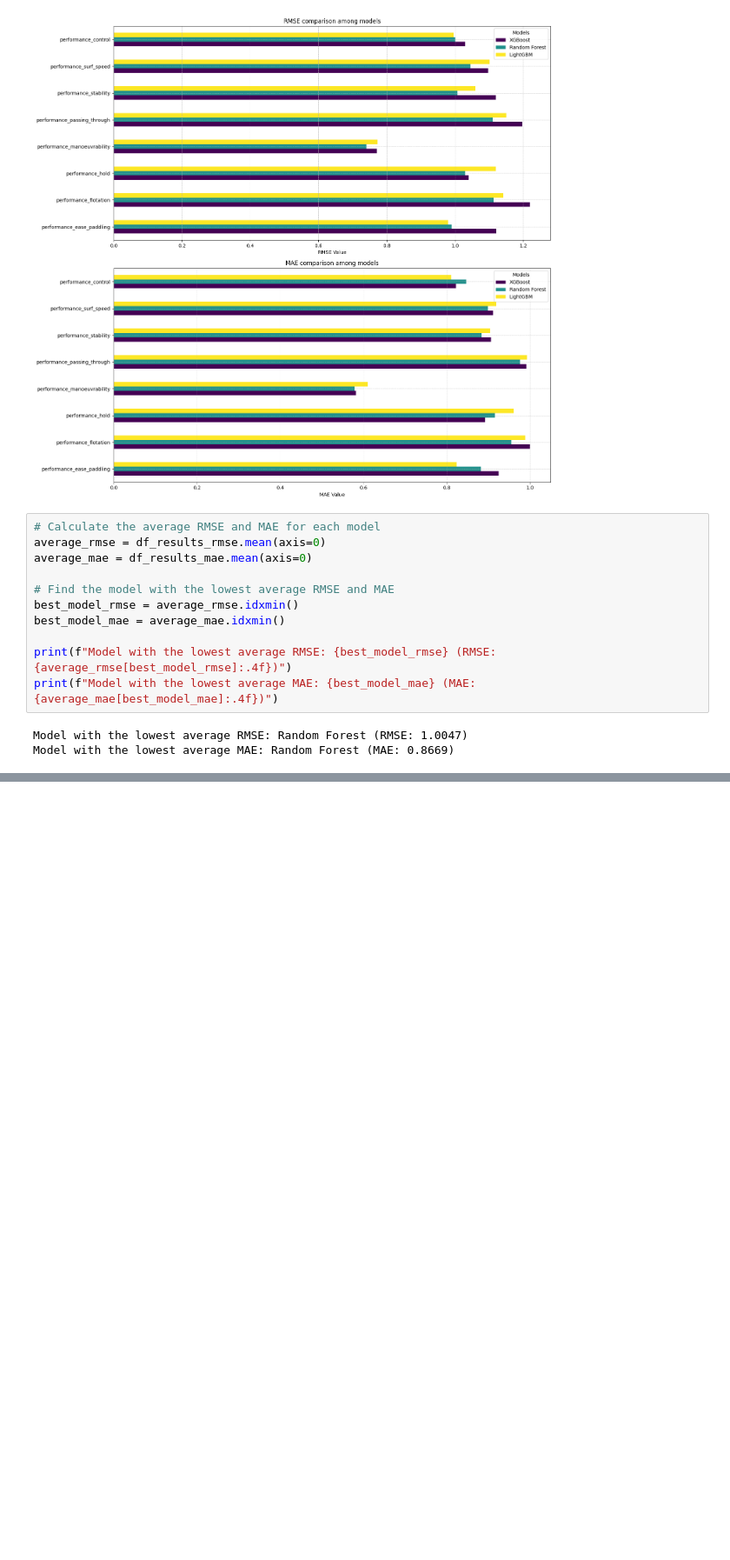
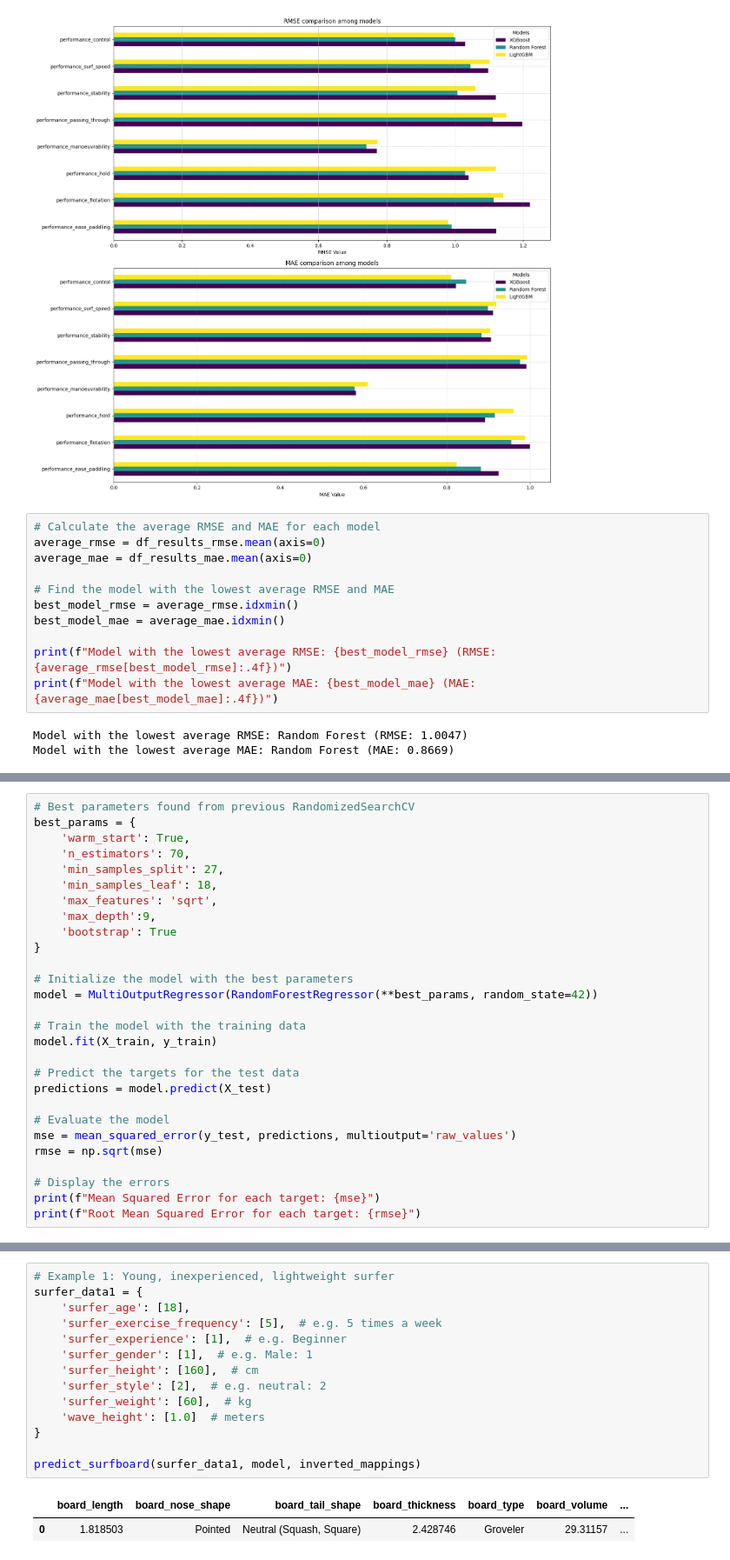
Before and after one commit to eliaszpiotr/surf_boards, a Jupyter notebook: surf_boards.ipynb, the cells around one changed output, grey strips where cells are left out. Shown at 87% size. Cells and saved outputs as stored; diff of their text form; blank space fills up the shorter version.

```diff
--- a/surf_boards.ipynb
+++ b/surf_boards.ipynb
@@ -481,0 +564,28 @@ Selected features based on RFE: ['board_how_many', 'board_length', 'board_tail_s
+# %%
+# Best parameters found from previous RandomizedSearchCV
+best_params = {
+    'warm_start': True,
+    'n_estimators': 70,
+    'min_samples_split': 27,
+    'min_samples_leaf': 18,
+    'max_features': 'sqrt',
+    'max_depth':9,
+    'bootstrap': True
+}
+
+# Initialize the model with the best parameters
+model = MultiOutputRegressor(RandomForestRegressor(**best_params, random_state=42))
+
+# Train the model with the training data
+model.fit(X_train, y_train)
+
+# Predict the targets for the test data
+predictions = model.predict(X_test)
+
+# Evaluate the model
+mse = mean_squared_error(y_test, predictions, multioutput='raw_values')
+rmse = np.sqrt(mse)
+
+# Display the errors
+print(f"Mean Squared Error for each target: {mse}")
+print(f"Root Mean Squared Error for each target: {rmse}")
@@ -481,0 +730,17 @@ Selected features based on RFE: ['board_how_many', 'board_length', 'board_tail_s
+# %%
+# Example 1: Young, inexperienced, lightweight surfer
+surfer_data1 = {
+    'surfer_age': [18],
+    'surfer_exercise_frequency': [5],  # e.g. 5 times a week
+    'surfer_experience': [1],  # e.g. Beginner
+    'surfer_gender': [1],  # e.g. Male: 1
+    'surfer_height': [160],  # cm
+    'surfer_style': [2],  # e.g. neutral: 2
+    'surfer_weight': [60],  # kg
+    'wave_height': [1.0]  # meters
+}
+
+predict_surfboard(surfer_data1, model, inverted_mappings)
+# %% [output]
+|  | board_length | board_nose_shape | board_tail_shape | board_thickness | board_type | board_volume | ... |
+| 0 | 1.818503 | Pointed | Neutral (Squash, Square) | 2.428746 | Groveler | 29.31157 | ... |
```
Also changed, not shown: parts of 23 cells of this notebook.
